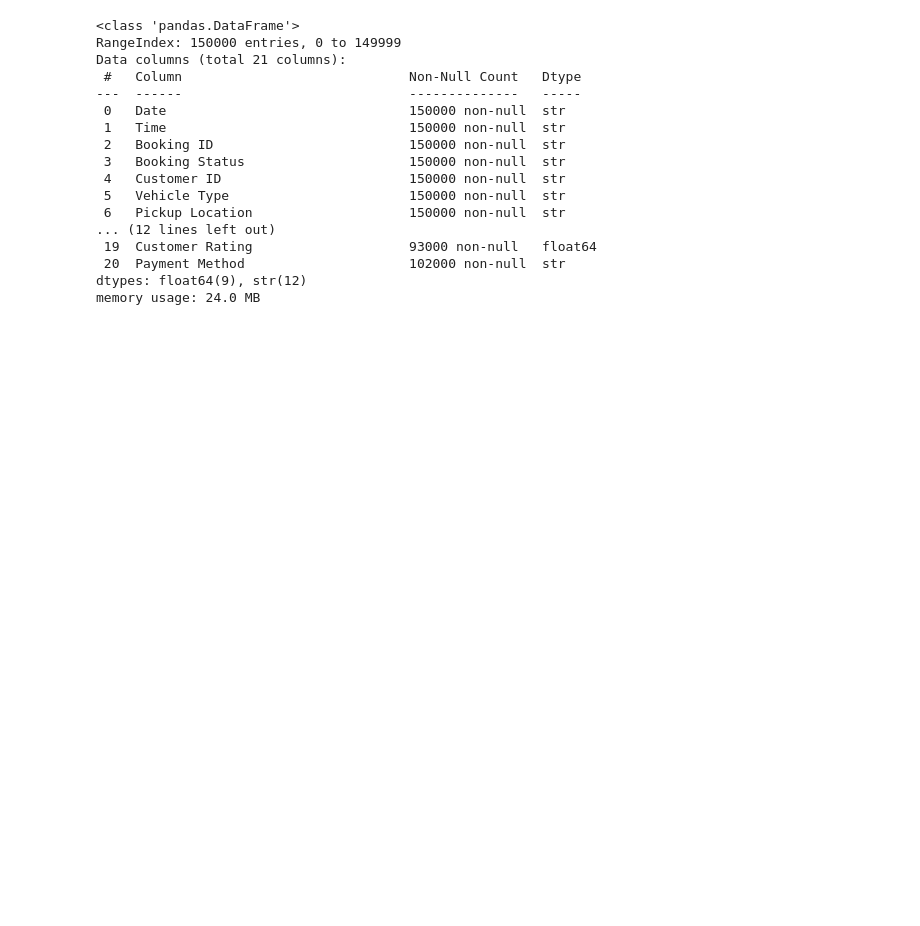
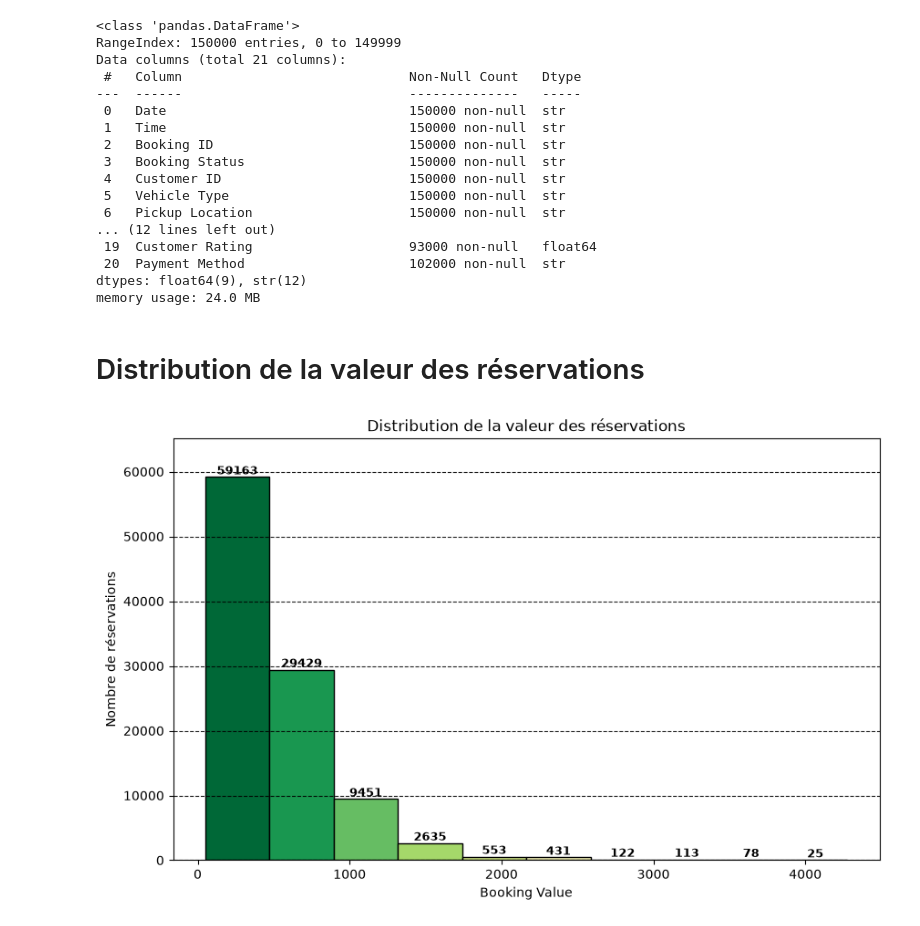
Before and after one commit to Balkis-dev/Repository_Booking, a Jupyter notebook: nettoyer_booking_data.ipynb, the cells around one changed output. Drawn from its saved outputs; the diff is of its cells as text; code cells hidden in the pictures; blank space fills up the shorter version.

Commit message:
ajout des graphiques et des données

```diff
--- a/nettoyer_booking_data.ipynb
+++ b/nettoyer_booking_data.ipynb
@@ -118,3 +118,50 @@ Data columns (total 21 columns):
  20  Payment Method                     102000 non-null  str
 dtypes: float64(9), str(12)
 memory usage: 24.0 MB
+# %% [markdown]
+# Distribution de la valeur des réservations #
+# %%
+import matplotlib.pyplot as plt
+import matplotlib.colors as mcolors
+
+plt.figure(figsize=(10,6))
+
+# Création de l'histogramme
+n, bins, patches = plt.hist(
+    df["Booking Value"].dropna(),
+    bins=10,
+    edgecolor="black"
+)
+
+# Normalisation des valeurs des classes
+norm = mcolors.Normalize(vmin=bins.min(), vmax=bins.max())
+cmap = plt.colormaps["RdYlGn_r"]  # Vert → Jaune → Rouge
+
+# Attribution des couleurs
+for i, patch in enumerate(patches):
+    patch.set_facecolor(cmap(norm(bins[i])))
+
+# Affichage des effectifs sur chaque barre
+for count, patch in zip(n, patches):
+    if count > 0:  # N'affiche pas les classes vides
+        plt.text(
+            patch.get_x() + patch.get_width() / 2,
+            count,
+            f"{int(count)}",
+            ha="center",
+            va="bottom",
+            fontsize=9,
+            fontweight="bold"
+        )
+
+plt.title("Distribution de la valeur des réservations")
+plt.xlabel("Booking Value")
+plt.ylabel("Nombre de réservations")
+plt.grid(axis="y", linestyle="--", alpha=0.9, color="black")
+
+# Laisse un peu d'espace au-dessus des barres pour les étiquettes
+plt.ylim(0, max(n) * 1.1)
+
+plt.show()
+# %% [output]
+[figure, added]
```
Also changed, not shown: parts of 15 cells of this notebook.
